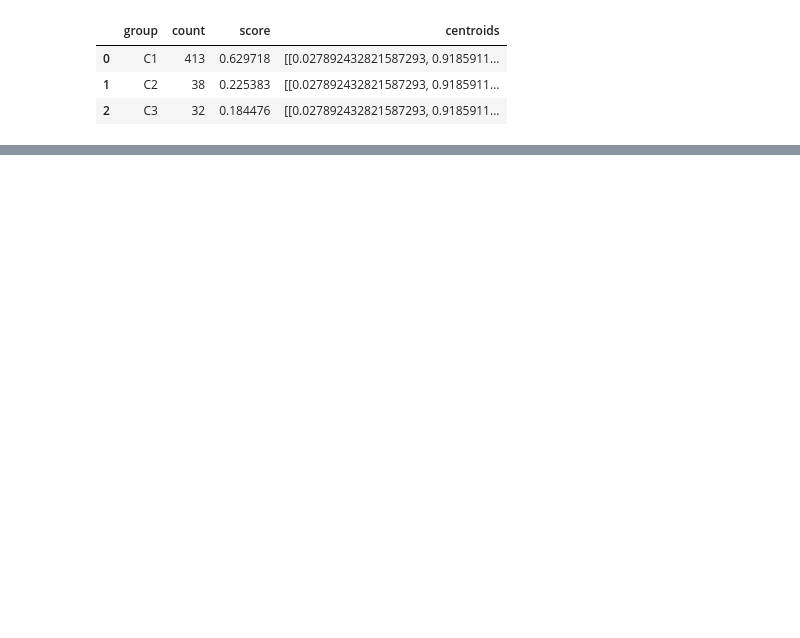
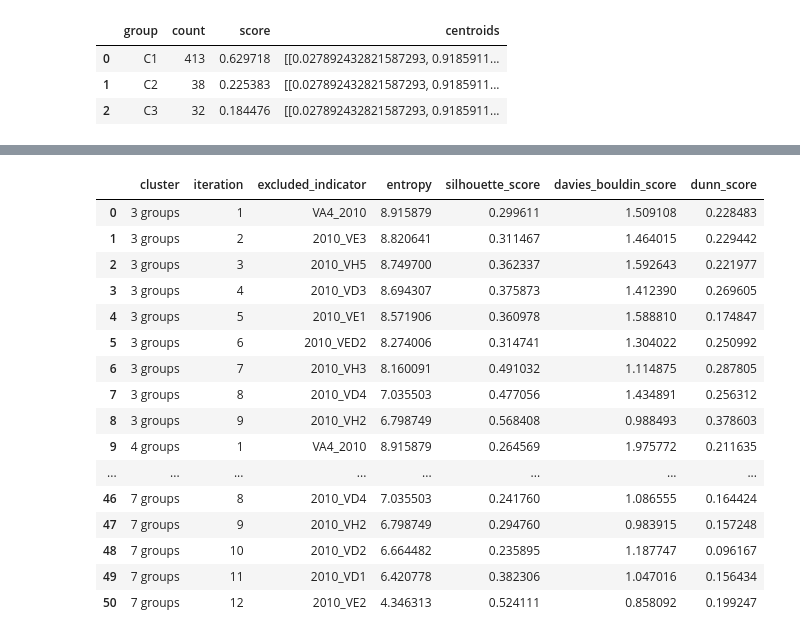
Before and after one commit to DanielCirino/smart-kmeans-notebooks, a Jupyter notebook: notebooks/03_kmeans_analysis.ipynb, the cells around one changed output, grey strips where cells are left out. Drawn from its saved outputs; the diff is of its cells as text; code cells hidden in the pictures; blank space fills up the shorter version.

```diff
--- a/notebooks/03_kmeans_analysis.ipynb
+++ b/notebooks/03_kmeans_analysis.ipynb
@@ -122,0 +132,20 @@ df_original
+# %%
+results[2]
+# %% [output]
+|  | cluster | iteration | excluded_indicator | entropy | silhouette_score | davies_bouldin_score | dunn_score |
+| 0 | 3 groups | 1 | VA4_2010 | 8.915879 | 0.299611 | 1.509108 | 0.228483 |
+| 1 | 3 groups | 2 | 2010_VE3 | 8.820641 | 0.311467 | 1.464015 | 0.229442 |
+| 2 | 3 groups | 3 | 2010_VH5 | 8.749700 | 0.362337 | 1.592643 | 0.221977 |
+| 3 | 3 groups | 4 | 2010_VD3 | 8.694307 | 0.375873 | 1.412390 | 0.269605 |
+| 4 | 3 groups | 5 | 2010_VE1 | 8.571906 | 0.360978 | 1.588810 | 0.174847 |
+| 5 | 3 groups | 6 | 2010_VED2 | 8.274006 | 0.314741 | 1.304022 | 0.250992 |
+| 6 | 3 groups | 7 | 2010_VH3 | 8.160091 | 0.491032 | 1.114875 | 0.287805 |
+| 7 | 3 groups | 8 | 2010_VD4 | 7.035503 | 0.477056 | 1.434891 | 0.256312 |
+| 8 | 3 groups | 9 | 2010_VH2 | 6.798749 | 0.568408 | 0.988493 | 0.378603 |
+| 9 | 4 groups | 1 | VA4_2010 | 8.915879 | 0.264569 | 1.975772 | 0.211635 |
+| ... | ... | ... | ... | ... | ... | ... | ... |
+| 46 | 7 groups | 8 | 2010_VD4 | 7.035503 | 0.241760 | 1.086555 | 0.164424 |
+| 47 | 7 groups | 9 | 2010_VH2 | 6.798749 | 0.294760 | 0.983915 | 0.157248 |
+| 48 | 7 groups | 10 | 2010_VD2 | 6.664482 | 0.235895 | 1.187747 | 0.096167 |
+| 49 | 7 groups | 11 | 2010_VD1 | 6.420778 | 0.382306 | 1.047016 | 0.156434 |
+| 50 | 7 groups | 12 | 2010_VE2 | 4.346313 | 0.524111 | 0.858092 | 0.199247 |
```
Also changed, not shown: parts of 5 cells of this notebook, 4 other files.
